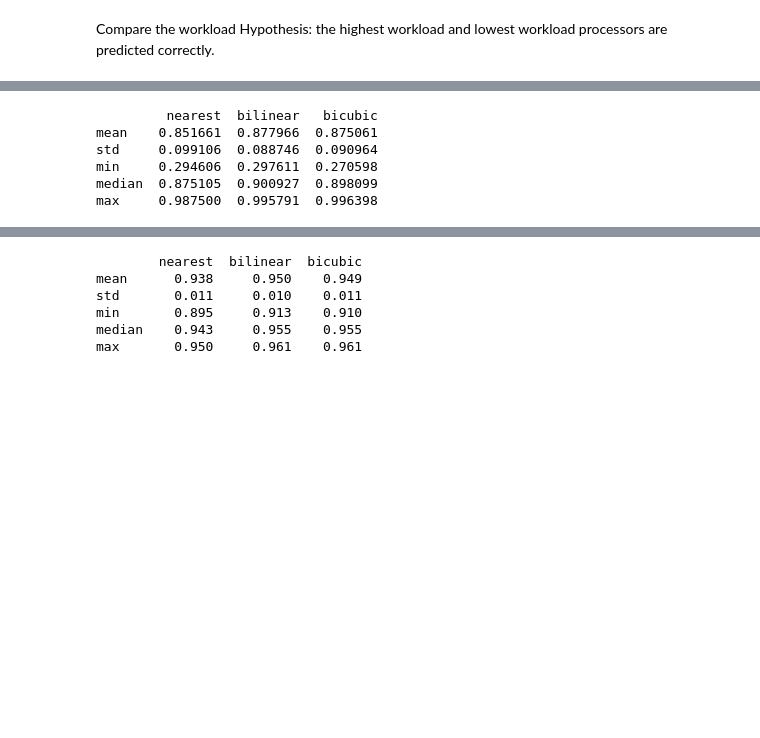
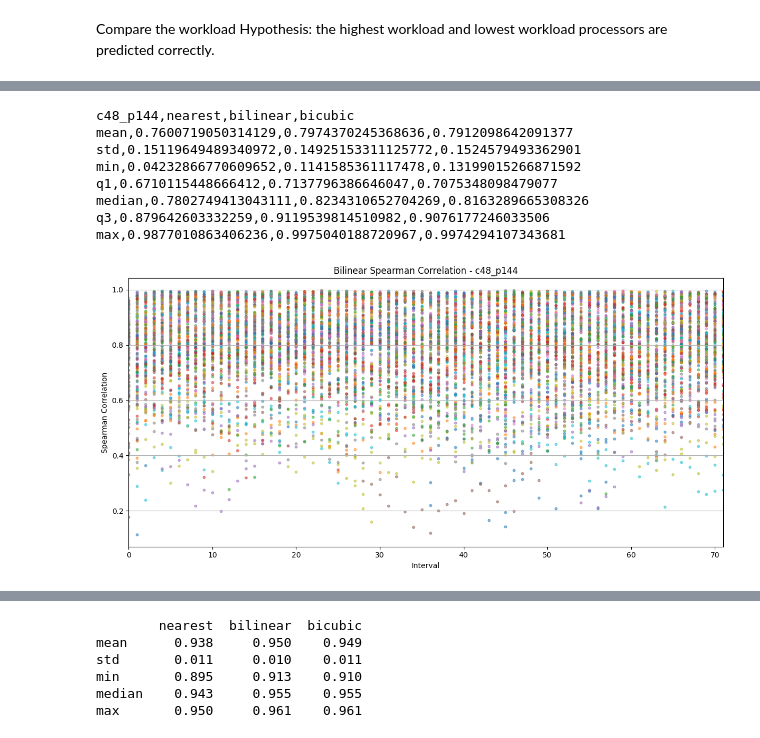
Before and after one commit to Jordan-Sun/simulated-chem, a Jupyter notebook: compare.ipynb, the cells around one changed output, grey strips where cells are left out. Cells and saved outputs as stored; diff of their text form; code cells hidden in the pictures; blank space fills up the shorter version.

Commit message:
Spike-free line plot.

```diff
--- a/compare.ipynb
+++ b/compare.ipynb
@@ -504,28 +468,34 @@ print(bilinear_spearman)
 # %%
 # Summarize the Spearman correlation
 nearest_spearman_summary = pd.DataFrame(nearest_spearman.values.flatten()).describe()
-nearest_spearman_summary.drop(index=["count", "25%", "75%"], inplace=True)
+nearest_spearman_summary.drop(index=["count"], inplace=True)
 nearest_spearman_summary.rename(
     index={
+        "25%": "q1",
         "50%": "median",
+        "75%": "q3",
     },
     inplace=True,
 )
 
 bilinear_spearman_summary = pd.DataFrame(bilinear_spearman.values.flatten()).describe()
-bilinear_spearman_summary.drop(index=["count", "25%", "75%"], inplace=True)
+bilinear_spearman_summary.drop(index=["count"], inplace=True)
 bilinear_spearman_summary.rename(
     index={
+        "25%": "q1",
         "50%": "median",
+        "75%": "q3",
     },
     inplace=True,
 )
 
 bicubic_spearman_summary = pd.DataFrame(bicubic_spearman.values.flatten()).describe()
-bicubic_spearman_summary.drop(index=["count", "25%", "75%"], inplace=True)
+bicubic_spearman_summary.drop(index=["count"], inplace=True)
 bicubic_spearman_summary.rename(
     index={
+        "25%": "q1",
         "50%": "median",
+        "75%": "q3",
     },
     inplace=True,
 )
@@ -537,11 +507,35 @@ spearman_summary = pd.concat(
 )
 spearman_summary.columns = ["nearest", "bilinear", "bicubic"]
 # Print the summary statistics
-print(spearman_summary)
+print(spearman_summary.to_csv(sep=",", index_label=case))
 # %% [output]
-         nearest  bilinear   bicubic
-mean    0.851661  0.877966  0.875061
-std     0.099106  0.088746  0.090964
-min     0.294606  0.297611  0.270598
-median  0.875105  0.900927  0.898099
-max     0.987500  0.995791  0.996398
+c48_p144,nearest,bilinear,bicubic
+mean,0.7600719050314129,0.7974370245368636,0.7912098642091377
+std,0.15119649489340972,0.14925153311125772,0.1524579493362901
+min,0.04232866770609652,0.1141585361117478,0.13199015266871592
+q1,0.6710115448666412,0.7137796386646047,0.7075348098479077
+median,0.7802749413043111,0.8234310652704269,0.8163289665308326
+q3,0.879642603332259,0.9119539814510982,0.9076177246033506
+max,0.9877010863406236,0.9975040188720967,0.9974294107343681
+# %%
+# Plot the Spearman correlation with intervals as the x-axis
+def plot_spearman_correlation(
+    spearman_df: pd.DataFrame, title: str, case: str
+) -> None:
+    """
+    Plot the Spearman correlation for each processor over time.
+    """
+    plt.figure(figsize=(12, 6))
+    plt.margins(x=0)
+    for proc in range(spearman_df.shape[1]):
+        plt.scatter(spearman_df.index, spearman_df.iloc[:, proc], label=f"Proc {proc}", alpha=0.5, s=10)
+    plt.title(f"{title} - {case}")
+    plt.xlabel("Interval")
+    plt.ylabel("Spearman Correlation")
+    plt.grid(axis='y')
+    plt.tight_layout()
+    plt.show()
+
+plot_spearman_correlation(bilinear_spearman, "Bilinear Spearman Correlation", case)
+# %% [output]
+[figure, added]
```
Also changed, not shown: parts of 20 cells of this notebook, 2 other files.
